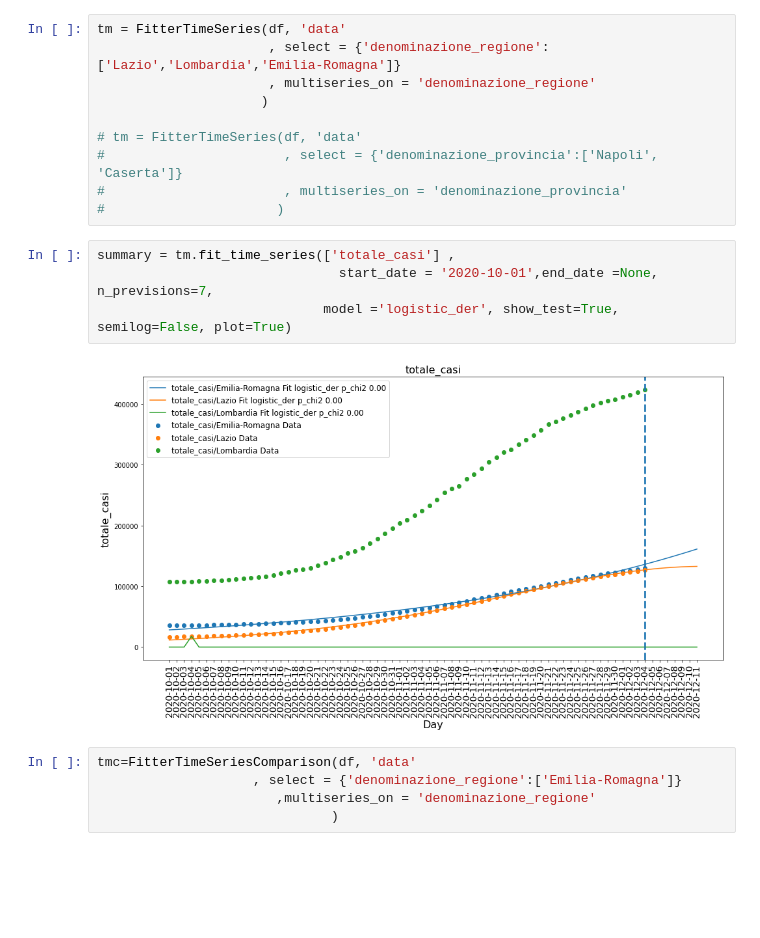
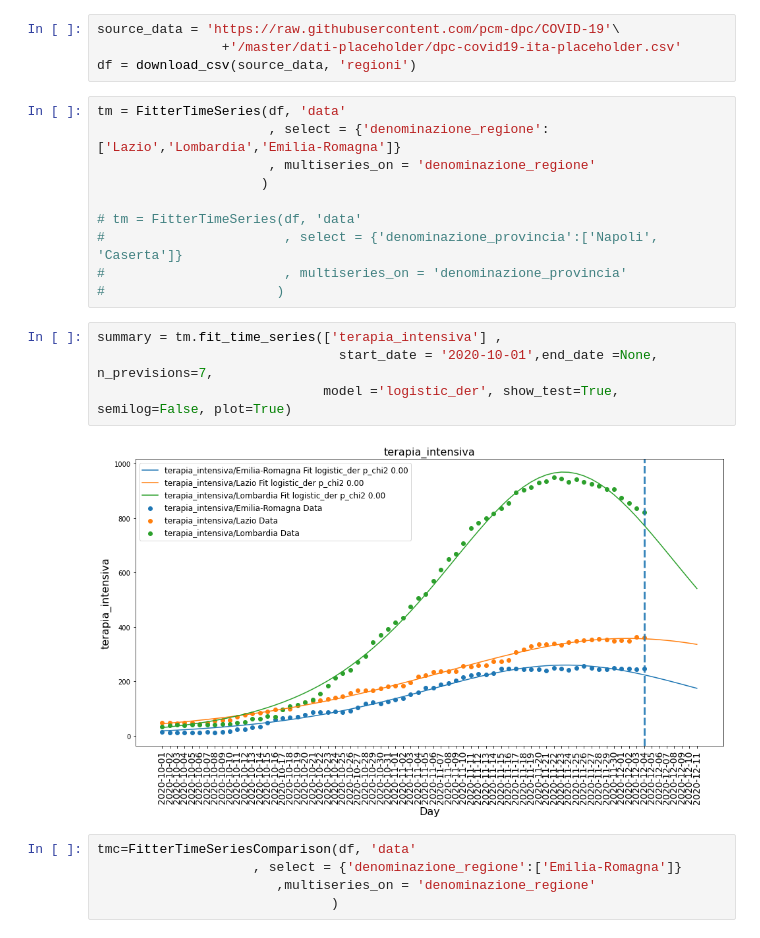
Before and after one commit to robomorelli/covid_project, a Jupyter notebook: 011_tutorial.ipynb, the cells around one changed output. Drawn from its saved outputs; the diff is of its cells as text; blank space fills up the shorter version.

```diff
--- a/011_tutorial.ipynb
+++ b/011_tutorial.ipynb
@@ -18,3 +16,7 @@ df = download_csv('regioni')
+# %%
+source_data = 'https://raw.githubusercontent.com/pcm-dpc/COVID-19'\
+                +'/master/dati-placeholder/dpc-covid19-ita-placeholder.csv'
+df = download_csv(source_data, 'regioni')
 # %%
 tm = FitterTimeSeries(df, 'data'
                       , select = {'denominazione_regione':['Lazio','Lombardia','Emilia-Romagna']}
@@ -26,11 +28,11 @@ tm = FitterTimeSeries(df, 'data'
 #                       , multiseries_on = 'denominazione_provincia'
 #                      )
 # %%
-summary = tm.fit_time_series(['totale_casi'] ,
+summary = tm.fit_time_series(['terapia_intensiva'] ,
                                start_date = '2020-10-01',end_date =None, n_previsions=7,
                              model ='logistic_der', show_test=True, semilog=False, plot=True)
 # %% [output]
-[figure, old version]
+[figure, new version]
 # %%
 tmc=FitterTimeSeriesComparison(df, 'data'
                     , select = {'denominazione_regione':['Emilia-Romagna']}
```
Also changed, not shown: parts of 3 cells of this notebook, 11 other files.
